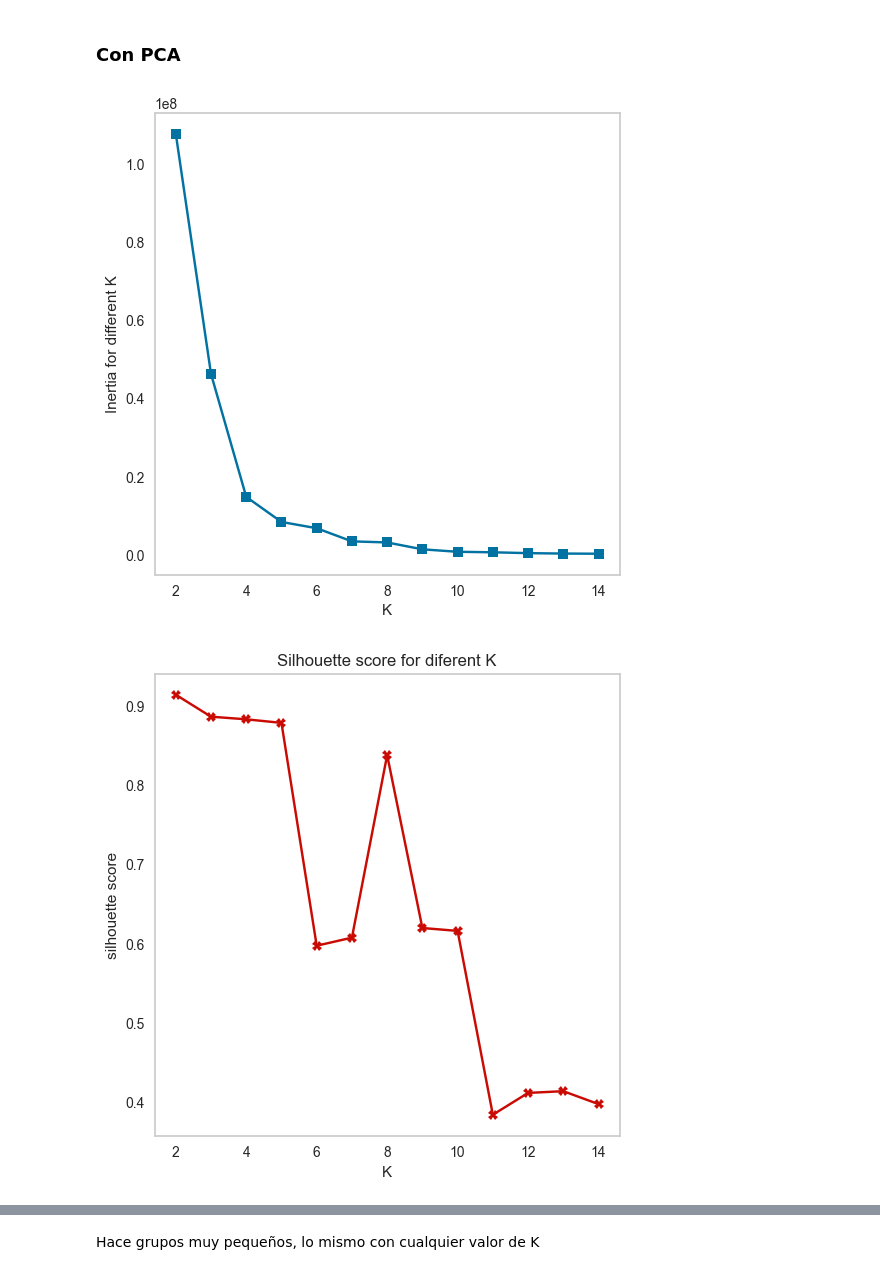
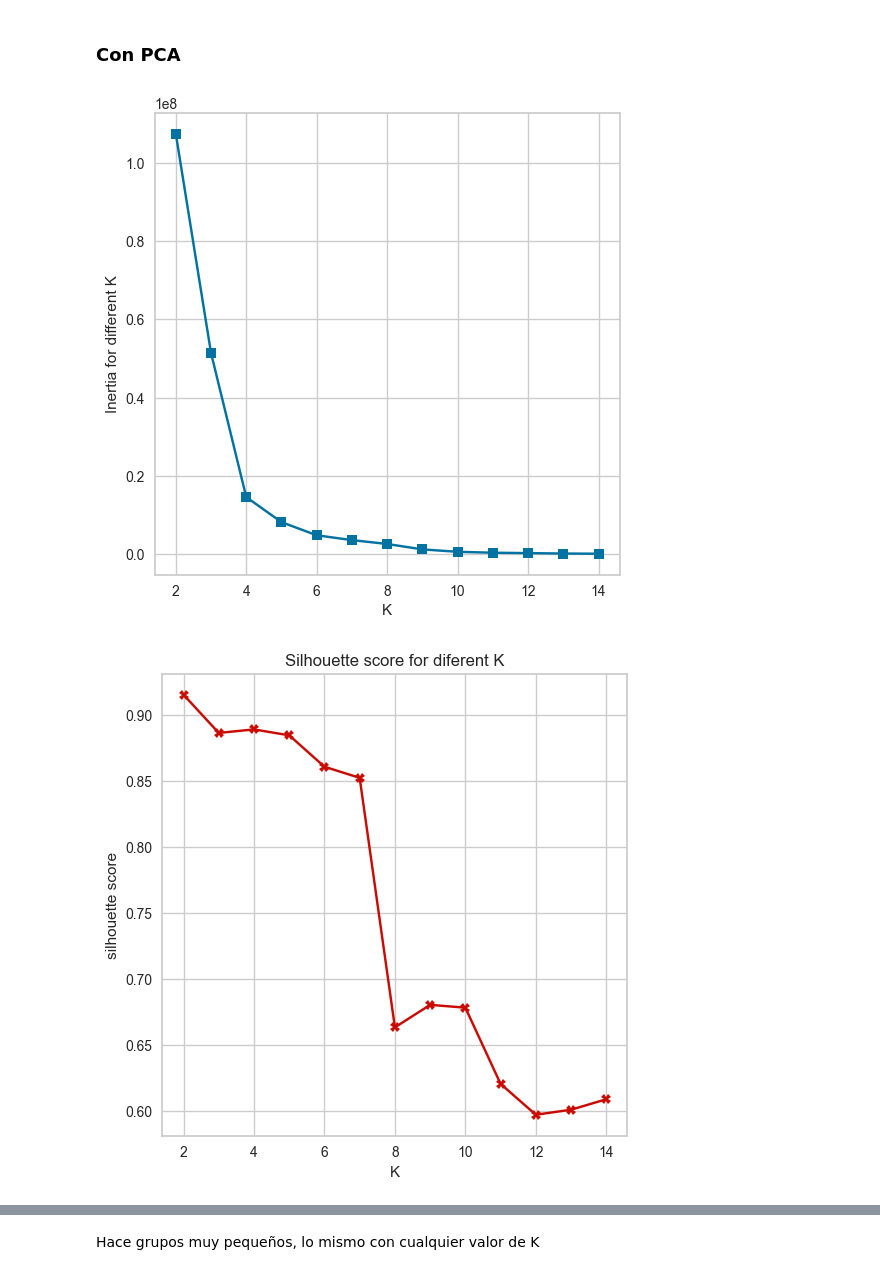
Before and after one commit to alejo-cuello/bootcamp-ds-mlops, a Jupyter notebook: 06-clustering/experimentos/experiment-group-by-person.ipynb, the cells around one changed output, grey strips where cells are left out. Saved outputs shown, nothing was run; the diff lists cells and outputs as text; code cells hidden in the pictures.

```diff
--- a/06-clustering/experimentos/experiment-group-by-person.ipynb
+++ b/06-clustering/experimentos/experiment-group-by-person.ipynb
@@ -309,28 +311,28 @@ silhouette_scores = []
 K = range(2,15)
 for _ in K:
     km_pca = KMeans(n_clusters = _)
-    y = km_pca.fit_predict(data_pca_by_person)
+    y = km_pca.fit_predict(data_pca_by_person[:,:2])
     sum_of_squared_distances.append(km_pca.inertia_)
-    silhouette_scores.append(silhouette_score(data_pca_by_person,y))
+    silhouette_scores.append(silhouette_score(data_pca_by_person[:,:2],y))
 # %%
 fig = plt.figure(figsize=(6,6))
 plt.plot(K, sum_of_squared_distances, 'bs-')
-plt.grid()
+plt.grid(True)
 plt.xlabel('K')
 plt.ylabel('Inertia')
 plt.ylabel('Inertia for different K')
 plt.show()
 # %% [output]
-[figure, old version]
+[figure, new version]
 # %%
 fig = plt.figure(figsize=(6,6))
 plt.plot(K, silhouette_scores, 'rX-')
 plt.xlabel('K')
 plt.ylabel('silhouette score')
-plt.grid()
+plt.grid(True)
 plt.title('Silhouette score for diferent K')
 plt.show()
 # %% [output]
-[figure, old version]
+[figure, new version]
 # %%
 selected_k_means = KMeans(4)
```
Also changed, not shown: parts of 29 cells of this notebook.
